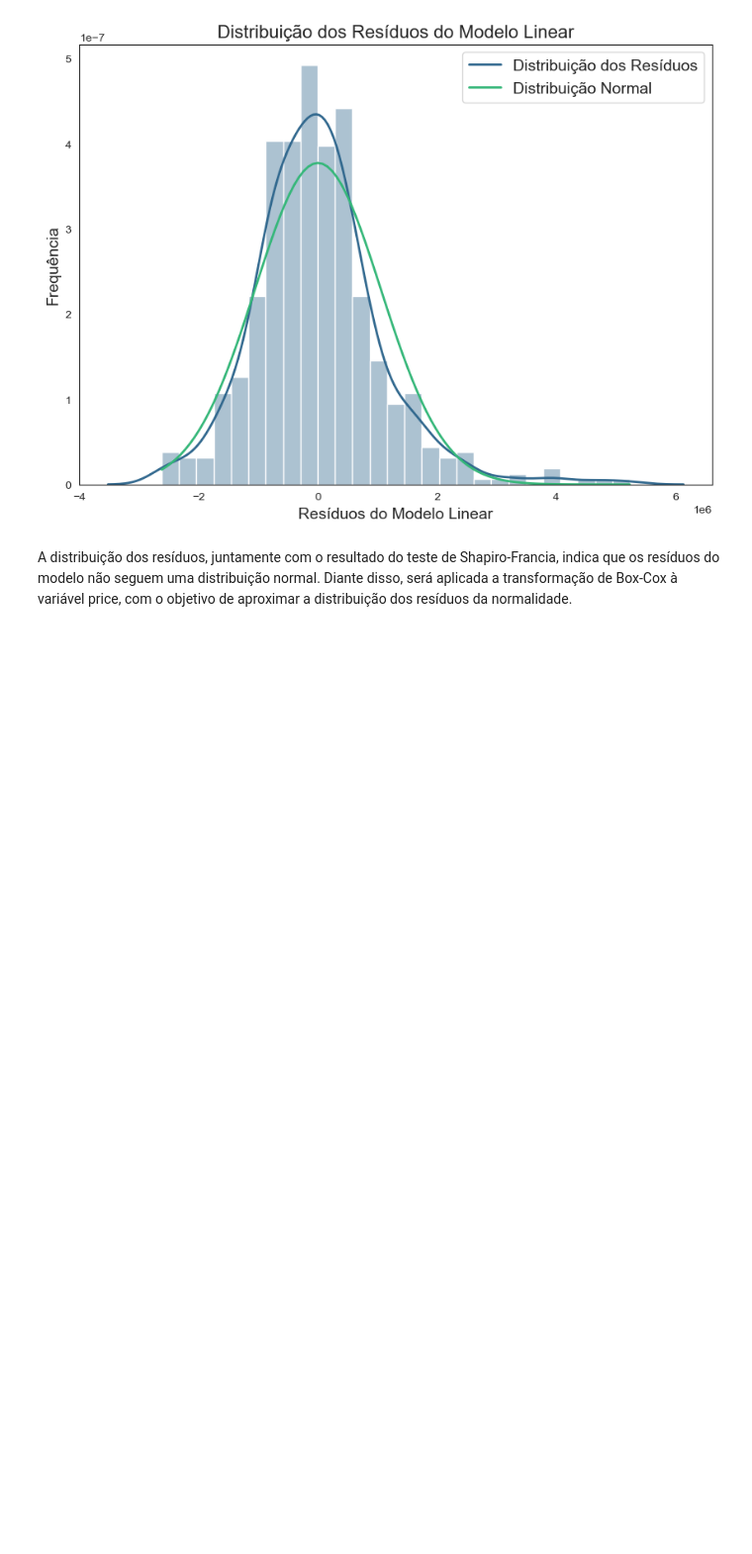
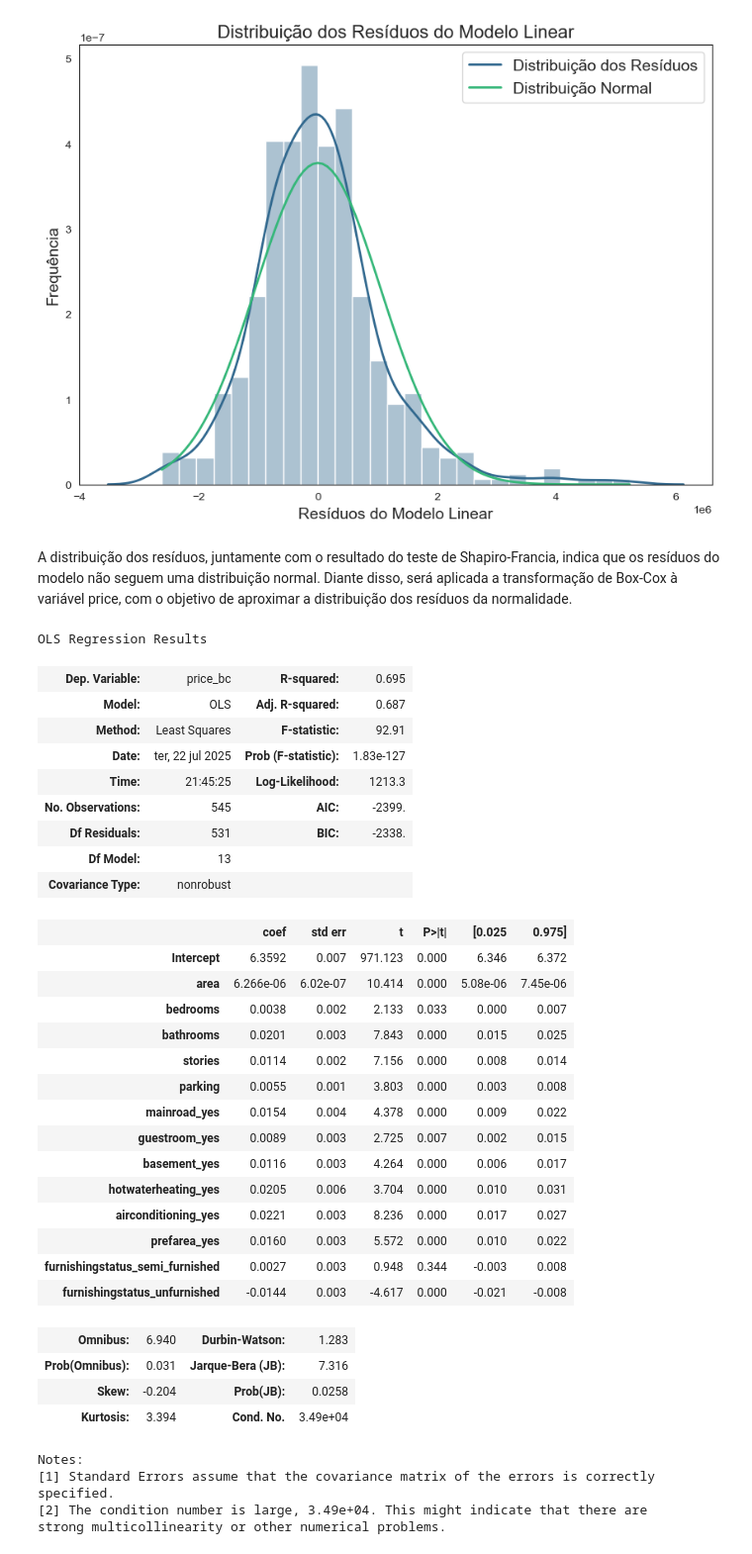
Before and after one commit to 1998-sys/Housing-Prices, a Jupyter notebook: notebooks/houses_price.ipynb, the cells around one changed output. Shown at 99% size. Drawn from its saved outputs; the diff is of its cells as text; code cells hidden in the pictures; blank space fills up the shorter version.

Commit message:
modelo bc

```diff
--- a/notebooks/houses_price.ipynb
+++ b/notebooks/houses_price.ipynb
@@ -375,3 +375,52 @@ plt.show()
 [figure]
 # %% [markdown]
 A distribuição dos resíduos, juntamente com o resultado do teste de Shapiro-Francia, indica que os resíduos do modelo não seguem uma distribuição normal. Diante disso, será aplicada a transformação de Box-Cox à variável price, com o objetivo de aproximar a distribuição dos resíduos da normalidade.
+# %%
+# Transformação Box-Cox
+yast, lmbda = boxcox(df_housing_dummies['price'])
+
+df_housing_dummies['price_bc'] = yast
+del df_housing_dummies['price']
+# %%
+# Aplicando o novo modelo com a variável transformada
+lista_colunas = list(df_housing_dummies.drop(columns=['price_bc']).columns)
+modelo = ' + '.join(lista_colunas)
+modelo = 'price_bc ~ ' + modelo
+
+modelo_bc = modelo_reg(modelo, df_housing_dummies)
+# %%
+modelo_bc.summary()
+# %% [output]
+OLS Regression Results
+| Dep. Variable: | price_bc | R-squared: | 0.695 |
+| Model: | OLS | Adj. R-squared: | 0.687 |
+| Method: | Least Squares | F-statistic: | 92.91 |
+| Date: | ter, 22 jul 2025 | Prob (F-statistic): | 1.83e-127 |
+| Time: | 21:45:25 | Log-Likelihood: | 1213.3 |
+| No. Observations: | 545 | AIC: | -2399. |
+| Df Residuals: | 531 | BIC: | -2338. |
+| Df Model: | 13 |  |  |
+| Covariance Type: | nonrobust |  |  |
+|  | coef | std err | t | P>|t| | [0.025 | 0.975] |
+| Intercept | 6.3592 | 0.007 | 971.123 | 0.000 | 6.346 | 6.372 |
+| area | 6.266e-06 | 6.02e-07 | 10.414 | 0.000 | 5.08e-06 | 7.45e-06 |
+| bedrooms | 0.0038 | 0.002 | 2.133 | 0.033 | 0.000 | 0.007 |
+| bathrooms | 0.0201 | 0.003 | 7.843 | 0.000 | 0.015 | 0.025 |
+| stories | 0.0114 | 0.002 | 7.156 | 0.000 | 0.008 | 0.014 |
+| parking | 0.0055 | 0.001 | 3.803 | 0.000 | 0.003 | 0.008 |
+| mainroad_yes | 0.0154 | 0.004 | 4.378 | 0.000 | 0.009 | 0.022 |
+| guestroom_yes | 0.0089 | 0.003 | 2.725 | 0.007 | 0.002 | 0.015 |
+| basement_yes | 0.0116 | 0.003 | 4.264 | 0.000 | 0.006 | 0.017 |
+| hotwaterheating_yes | 0.0205 | 0.006 | 3.704 | 0.000 | 0.010 | 0.031 |
+| airconditioning_yes | 0.0221 | 0.003 | 8.236 | 0.000 | 0.017 | 0.027 |
+| prefarea_yes | 0.0160 | 0.003 | 5.572 | 0.000 | 0.010 | 0.022 |
+| furnishingstatus_semi_furnished | 0.0027 | 0.003 | 0.948 | 0.344 | -0.003 | 0.008 |
+| furnishingstatus_unfurnished | -0.0144 | 0.003 | -4.617 | 0.000 | -0.021 | -0.008 |
+| Omnibus: | 6.940 | Durbin-Watson: | 1.283 |
+| Prob(Omnibus): | 0.031 | Jarque-Bera (JB): | 7.316 |
+| Skew: | -0.204 | Prob(JB): | 0.0258 |
+| Kurtosis: | 3.394 | Cond. No. | 3.49e+04 |
+Notes:
+[1] Standard Errors assume that the covariance matrix of the errors is correctly specified.
+[2] The condition number is large, 3.49e+04. This might indicate that there are
+strong multicollinearity or other numerical problems.
```
Also changed, not shown: parts of 2 cells of this notebook.
